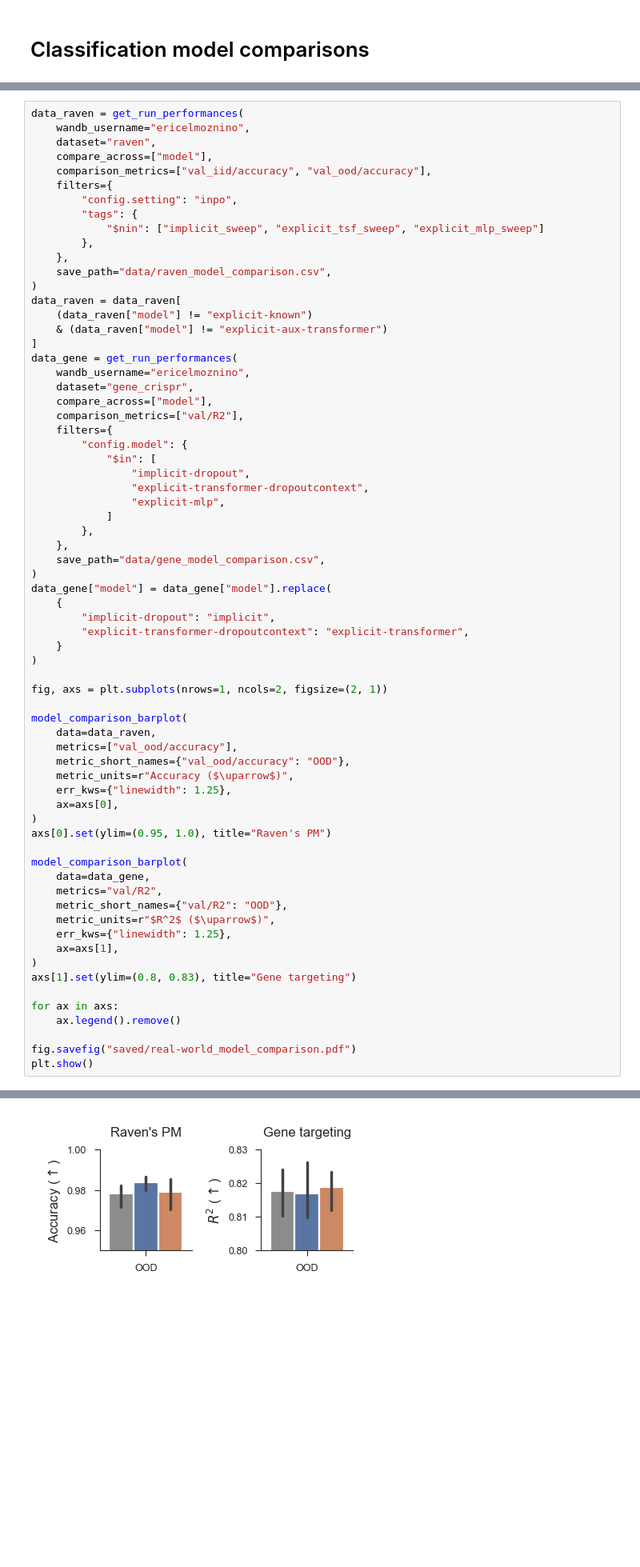
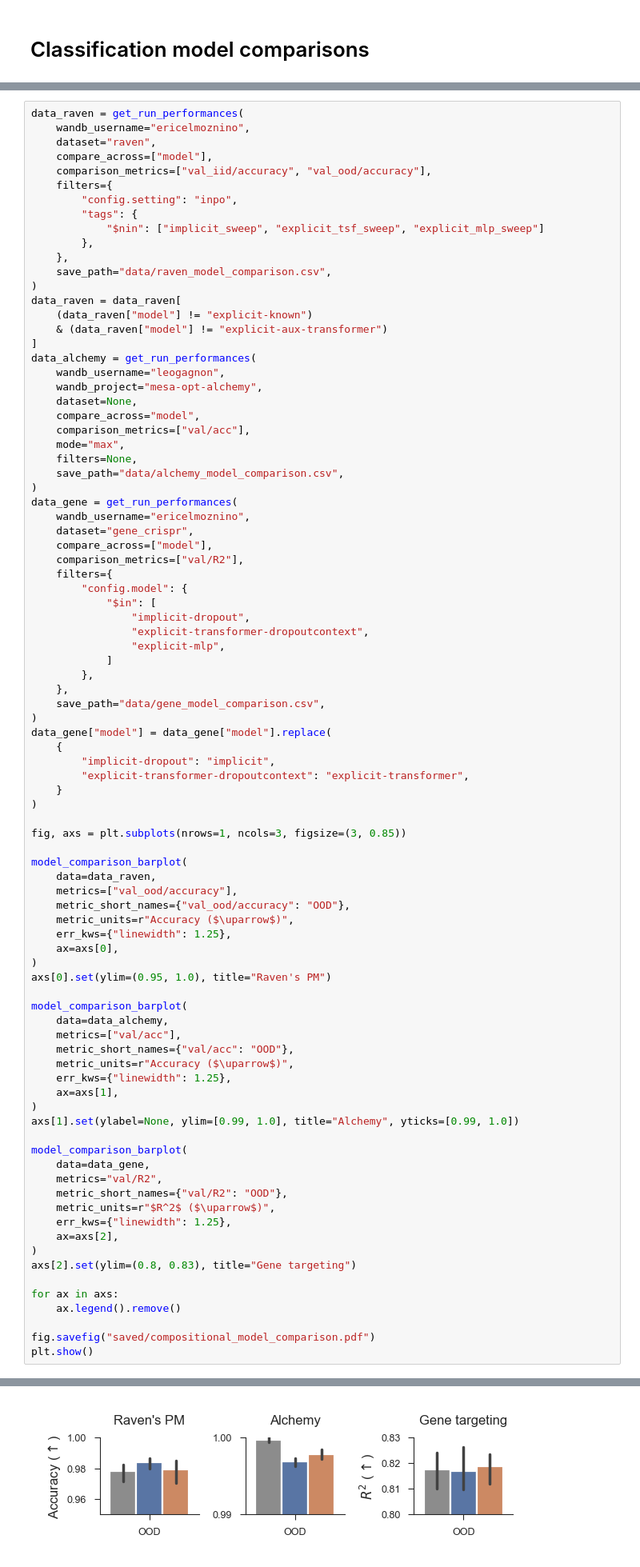
Before and after one commit to EricElmoznino/explicit_implicit_icl, a Jupyter notebook: notebooks/neurips/figures.ipynb, the cells around one changed output, grey strips where cells are left out. Shown at 80% size. Drawn from its saved outputs; the diff is of its cells as text; blank space fills up the shorter version.

```diff
--- a/notebooks/neurips/figures.ipynb
+++ b/notebooks/neurips/figures.ipynb
@@ -541,6 +501,16 @@ data_raven = data_raven[
     (data_raven["model"] != "explicit-known")
     & (data_raven["model"] != "explicit-aux-transformer")
 ]
+data_alchemy = get_run_performances(
+    wandb_username="leogagnon",
+    wandb_project="mesa-opt-alchemy",
+    dataset=None,
+    compare_across="model",
+    comparison_metrics=["val/acc"],
+    mode="max",
+    filters=None,
+    save_path="data/alchemy_model_comparison.csv",
+)
 data_gene = get_run_performances(
     wandb_username="ericelmoznino",
     dataset="gene_crispr",
@@ -564,7 +534,7 @@ data_gene["model"] = data_gene["model"].replace(
     }
 )
 
-fig, axs = plt.subplots(nrows=1, ncols=2, figsize=(2, 1))
+fig, axs = plt.subplots(nrows=1, ncols=3, figsize=(3, 0.85))
 
 model_comparison_barplot(
     data=data_raven,
@@ -577,19 +547,29 @@ model_comparison_barplot(
 axs[0].set(ylim=(0.95, 1.0), title="Raven's PM")
 
 model_comparison_barplot(
+    data=data_alchemy,
+    metrics=["val/acc"],
+    metric_short_names={"val/acc": "OOD"},
+    metric_units=r"Accuracy ($\uparrow$)",
+    err_kws={"linewidth": 1.25},
+    ax=axs[1],
+)
+axs[1].set(ylabel=None, ylim=[0.99, 1.0], title="Alchemy", yticks=[0.99, 1.0])
+
+model_comparison_barplot(
     data=data_gene,
     metrics="val/R2",
     metric_short_names={"val/R2": "OOD"},
     metric_units=r"$R^2$ ($\uparrow$)",
     err_kws={"linewidth": 1.25},
-    ax=axs[1],
+    ax=axs[2],
 )
-axs[1].set(ylim=(0.8, 0.83), title="Gene targeting")
+axs[2].set(ylim=(0.8, 0.83), title="Gene targeting")
 
 for ax in axs:
     ax.legend().remove()
 
-fig.savefig("saved/real-world_model_comparison.pdf")
+fig.savefig("saved/compositional_model_comparison.pdf")
 plt.show()
 # %% [output]
 Loading from cached file data/raven_model_comparison.csv...
@@ -596,5 +577,5 @@ Loading from cached file data/raven_model_comparison.csv...
 Loading from cached file data/gene_model_comparison.csv...
-[figure, old version]
+[figure, new version]
 # %% [markdown]
 # Known predictor
 # %%
```
Also changed, not shown: parts of 5 cells of this notebook, 6 other files.
